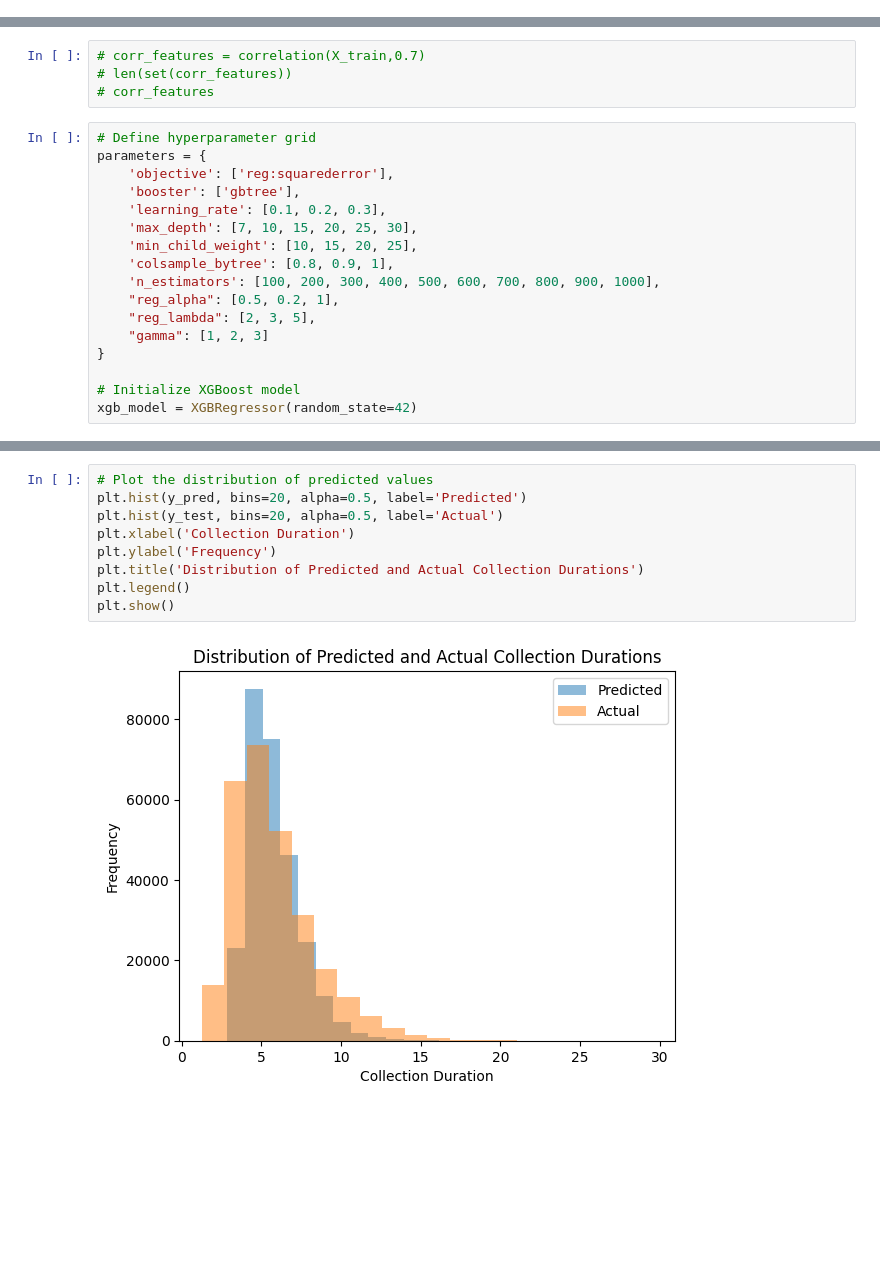
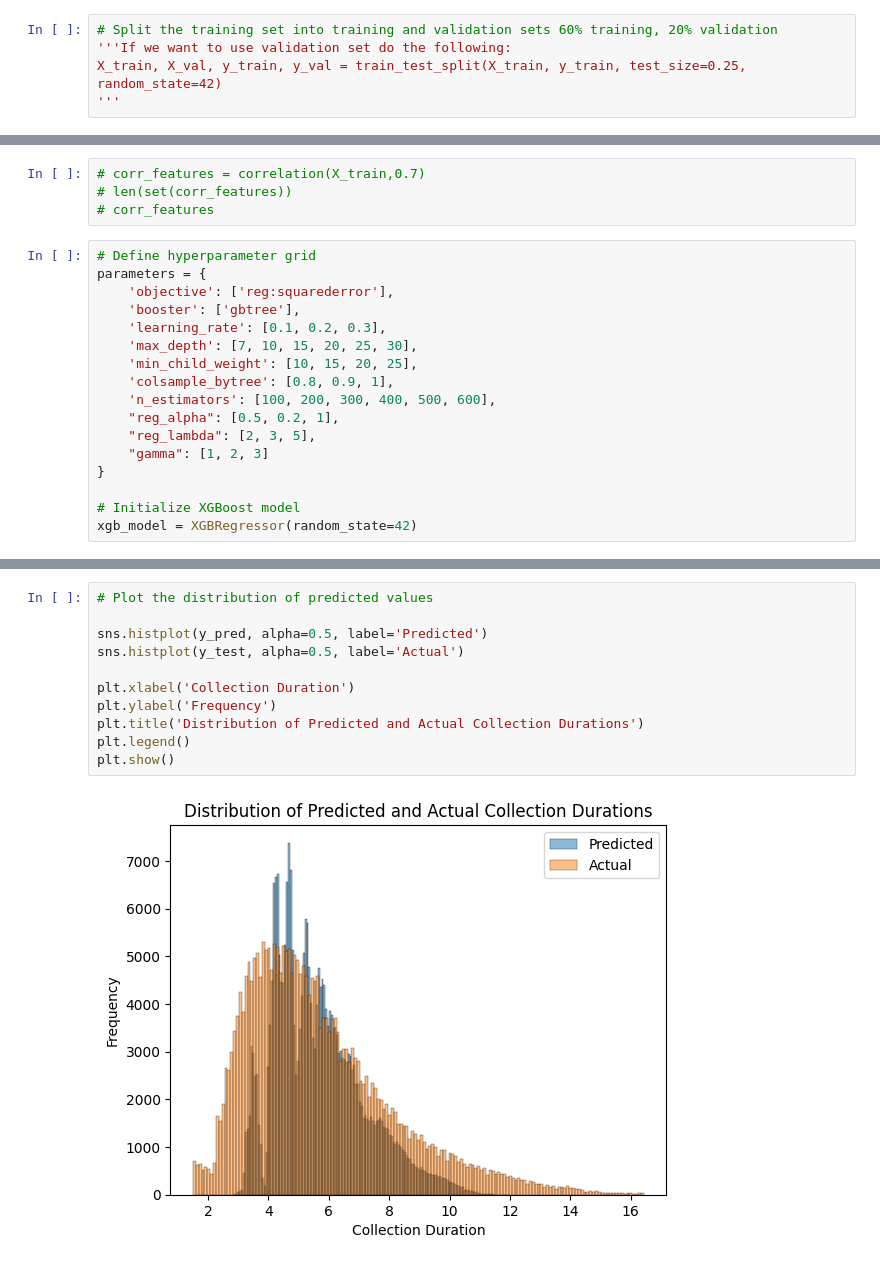
Before and after one commit to batuhanbasturk/Bitirme-Projesi, a Jupyter notebook: Algorithms/XGBOOST.ipynb, the cells around one changed output, grey strips where cells are left out. Saved outputs shown, nothing was run; the diff lists cells and outputs as text; blank space fills up the shorter version.

```diff
--- a/Algorithms/XGBOOST.ipynb
+++ b/Algorithms/XGBOOST.ipynb
@@ -54,0 +55,5 @@ X_train.shape , X_test.shape
+# %%
+# Split the training set into training and validation sets 60% training, 20% validation
+'''If we want to use validation set do the following:
+X_train, X_val, y_train, y_val = train_test_split(X_train, y_train, test_size=0.25, random_state=42)
+'''
@@ -83,7 +90,7 @@ parameters = {
     'max_depth': [7, 10, 15, 20, 25, 30],
     'min_child_weight': [10, 15, 20, 25],
     'colsample_bytree': [0.8, 0.9, 1],
-    'n_estimators': [100, 200, 300, 400, 500, 600, 700, 800, 900, 1000],
+    'n_estimators': [100, 200, 300, 400, 500, 600],
     "reg_alpha": [0.5, 0.2, 1],
     "reg_lambda": [2, 3, 5],
     "gamma": [1, 2, 3]
@@ -269,14 +312,16 @@ plt.show()
 # %%
 # Plot the distribution of predicted values
-plt.hist(y_pred, bins=20, alpha=0.5, label='Predicted')
-plt.hist(y_test, bins=20, alpha=0.5, label='Actual')
+
+sns.histplot(y_pred, alpha=0.5, label='Predicted')
+sns.histplot(y_test, alpha=0.5, label='Actual')
+
 plt.xlabel('Collection Duration')
 plt.ylabel('Frequency')
 plt.title('Distribution of Predicted and Actual Collection Durations')
 plt.legend()
 plt.show()
 # %% [output]
-[figure, old version]
+[figure, new version]
 # %%
 # Plot the first 25 most important features
 plot_importance(best_xgb_model, max_num_features=25)
```
Also changed, not shown: parts of 14 cells of this notebook, 1 other file.
